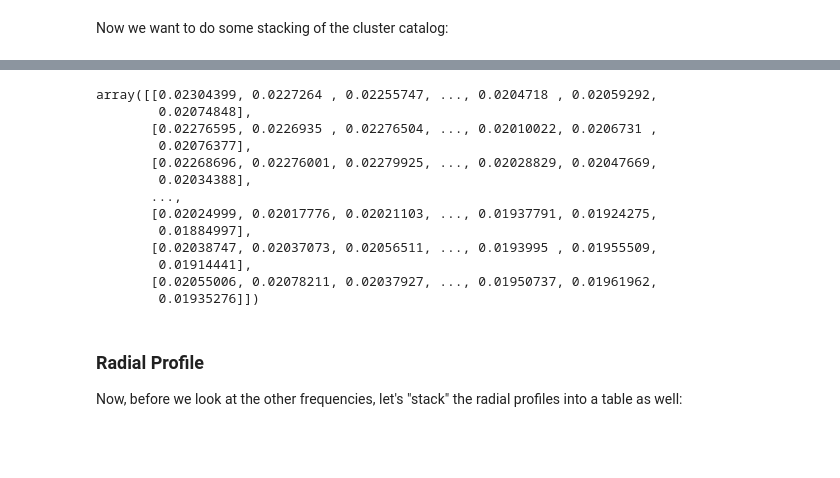
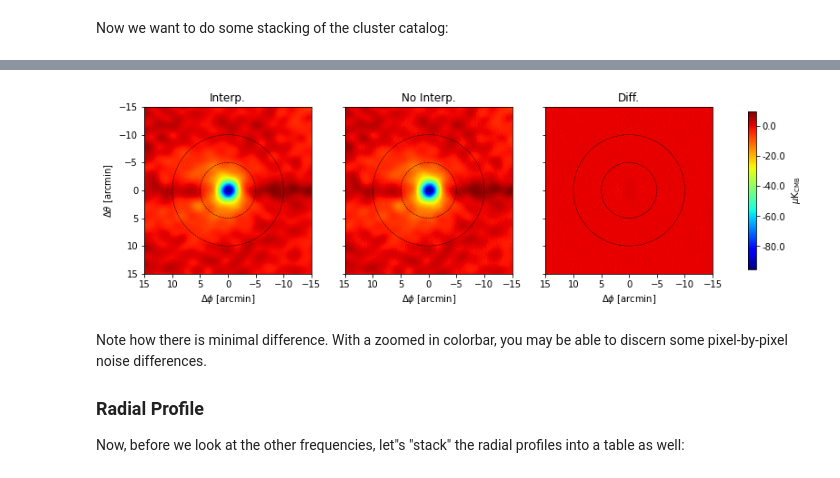
Before and after one commit to JeremyMeinke/mm_astronomy_stacking, a Jupyter notebook: stacking_example.ipynb, the cells around one changed output, grey strips where cells are left out. Saved outputs shown, nothing was run; the diff lists cells and outputs as text; code cells hidden in the pictures; blank space fills up the shorter version.

```diff
--- a/stacking_example.ipynb
+++ b/stacking_example.ipynb
@@ -101,4 +113,12 @@ array([[0.02291076, 0.02287788, 0.02282171, ..., 0.02031052, 0.02035027,
 # %%
 ###And without interpolation: (less noticeable with the larger the sample)
-spt_95 = stacking.stack(spt_map, catalog_ra.to_numpy(), catalog_dec.to_numpy(), 15, .1, interpolate = False)
+spt_95 = stacking.stack(spt_map, catalog_ra.to_numpy(), catalog_dec.to_numpy(), side_arcmin, pix_res, interpolate = False)
+
+###Or see what happens when you shift this one off-center some
+#spt_95 = stacking.stack(spt_map, catalog_ra.to_numpy()-.1, catalog_dec.to_numpy()-.1, side_arcmin, pix_res, interpolate = False)
+
+spt_95 = general.remove_gradient(spt_95 * micro_K_correction / cat_len, pix_res=pix_res, center_cut_dist=10)
+
+###Now plot them together with their difference
+general.multi_stack_plot([spt_95_interp, spt_95, spt_95_interp - spt_95], pix_res, sub_titles=["Interp.", "No Interp.", "Diff."], circle_arcs=[5, 10])
 # %% [output]
@@ -108,17 +128,7 @@ Post-Stack Time:  Fri Jan 27 13:06:54 2023
-array([[0.02304399, 0.0227264 , 0.02255747, ..., 0.0204718 , 0.02059292,
-        0.02074848],
-       [0.02276595, 0.0226935 , 0.02276504, ..., 0.02010022, 0.0206731 ,
-        0.02076377],
-       [0.02268696, 0.02276001, 0.02279925, ..., 0.02028829, 0.02047669,
-        0.02034388],
-       ...,
-       [0.02024999, 0.02017776, 0.02021103, ..., 0.01937791, 0.01924275,
-        0.01884997],
-       [0.02038747, 0.02037073, 0.02056511, ..., 0.0193995 , 0.01955509,
-        0.01914441],
-       [0.02055006, 0.02078211, 0.02037927, ..., 0.01950737, 0.01961962,
-        0.01935276]])
+[figure, added]
 # %% [markdown]
+Note how there is minimal difference.  With a zoomed in colorbar, you may be able to discern some pixel-by-pixel noise differences.
+
 ### Radial Profile
 
-Now, before we look at the other frequencies, let's "stack" the radial profiles into a table as well:
+Now, before we look at the other frequencies, let"s "stack" the radial profiles into a table as well:
```
Also changed, not shown: parts of 29 cells of this notebook, 15 other files.
